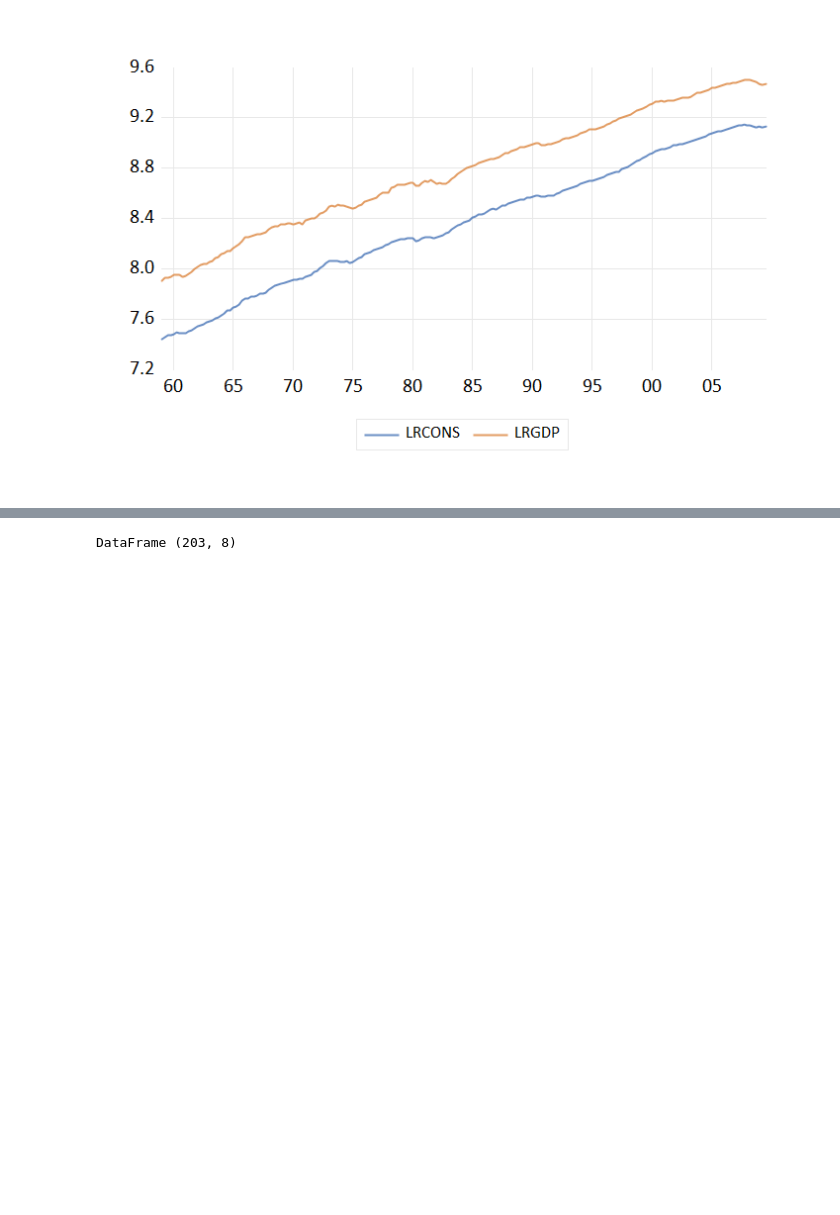
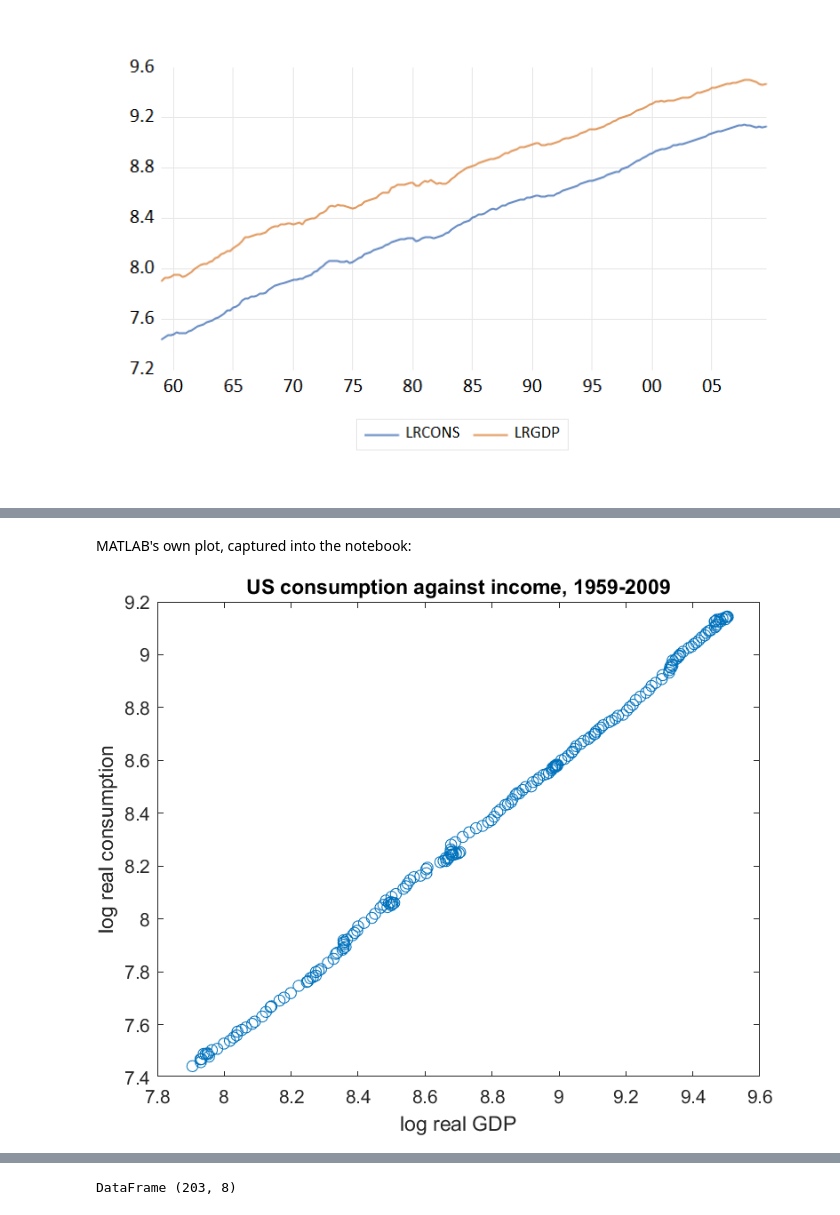
Before and after one commit to merwanroudane/econenv, a Jupyter notebook: examples/10_real_data_all_engines.ipynb, the cells around one changed output, grey strips where cells are left out. Saved outputs shown, nothing was run; the diff lists cells and outputs as text; code cells hidden in the pictures; blank space fills up the shorter version.

```diff
--- a/examples/10_real_data_four_engines.ipynb
+++ b/examples/10_real_data_all_engines.ipynb
@@ -514 +553,10 @@ gplot.line
+# %% [markdown]
+MATLAB's own plot, captured into the notebook:
+# %%
+%%matlab
+figure; plot(macro.lrgdp, macro.lrcons, 'o');
+xlabel('log real GDP'); ylabel('log real consumption');
+title('US consumption against income, 1959-2009');
+# %% [output]
+[figure, added]
 # %% [markdown]
```
Also changed, not shown: parts of 22 cells of this notebook, 9 other files.
